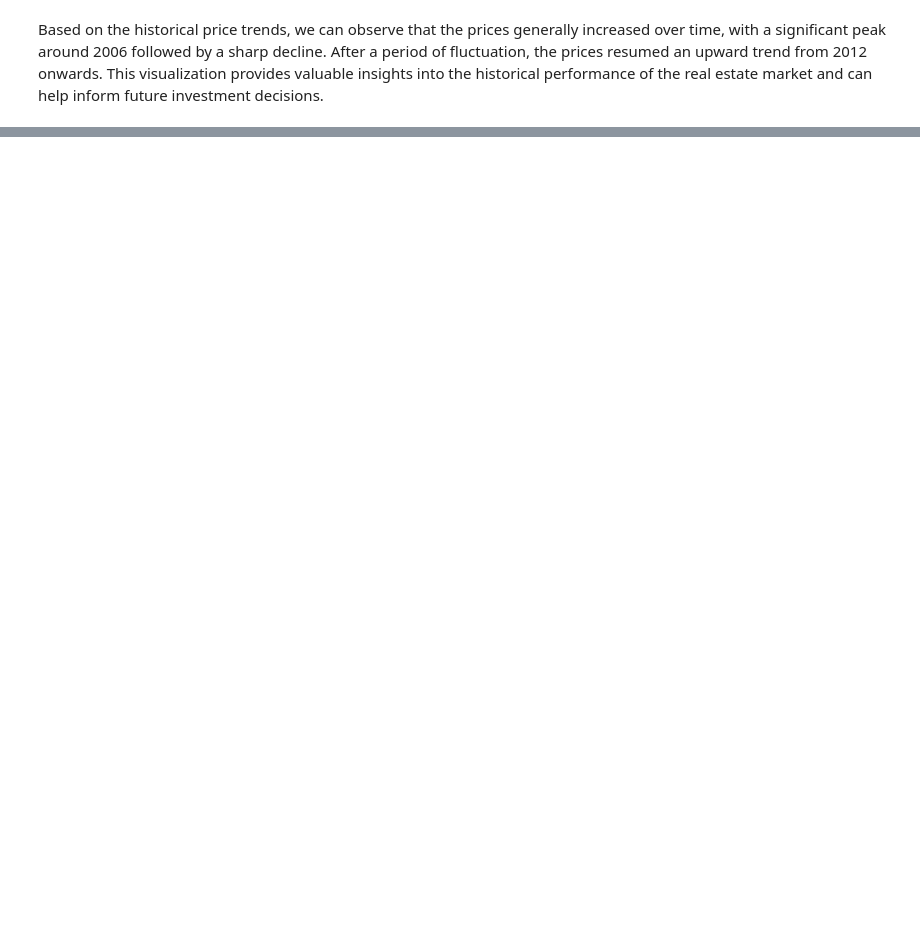
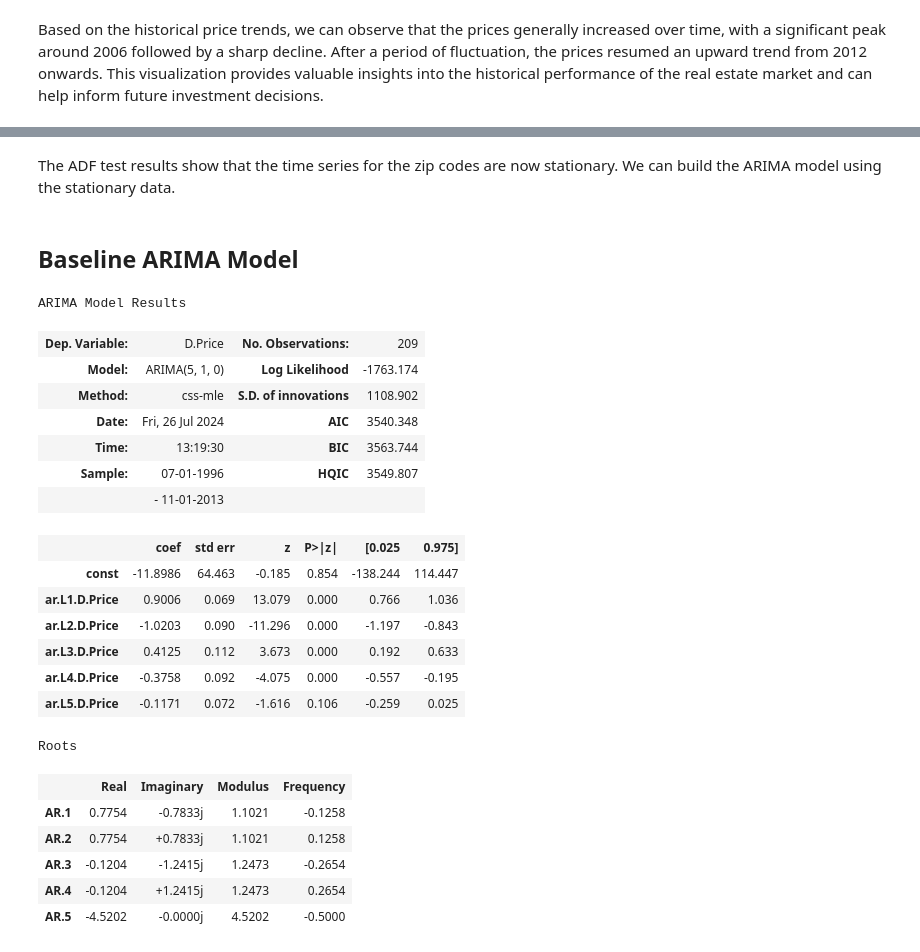
Before and after one commit to mbuvimuia/Time-Series-Analysis-Zillow-Data, a Jupyter notebook: index.ipynb, the cells around one changed output, grey strips where cells are left out. Drawn from its saved outputs; the diff is of its cells as text; code cells hidden in the pictures; blank space fills up the shorter version.

```diff
--- a/index.ipynb
+++ b/index.ipynb
@@ -333,0 +451,8 @@ Based on the historical price trends, we can observe that the prices generally i
+# %%
+# Handle non-stationary time series
+time_series_diff = time_series_data.diff().dropna()
+p_value = adf_test(time_series_diff, title=f'Zip Code {zip_code} (Differenced)')
+if p_value > 0.05:
+    print(f'Time series for Zip Code {zip_code} is not stationary \n')
+else:
+    print(f'Time series for Zip Code {zip_code} is stationary \n')
@@ -333,0 +469,8 @@ Based on the historical price trends, we can observe that the prices generally i
+# %% [markdown]
+The ADF test results show that the time series for the zip codes are now stationary. We can build the ARIMA model using the stationary data.
+# %%
+# Function to train ARIMA model
+def train_arima_model(series, order):
+    model = ARIMA(series, order=order)
+    model_fit = model.fit()
+    return model_fit
@@ -333,0 +483,10 @@ Based on the historical price trends, we can observe that the prices generally i
+# %%
+# Split the data into training and testing sets
+train_size = int(len(time_series_diff) * 0.8)
+train, test = time_series_diff[0:train_size], time_series_diff[train_size:]
+# %% [markdown]
+## Baseline ARIMA Model
+# %%
+# Train the ARIMA model
+order = (5, 1, 0)
+model_fit = train_arima_model(train, order)
@@ -333,0 +499,25 @@ Based on the historical price trends, we can observe that the prices generally i
+# %%
+model_fit.summary()
+# %% [output]
+ARIMA Model Results
+| Dep. Variable: | D.Price | No. Observations: | 209 |
+| Model: | ARIMA(5, 1, 0) | Log Likelihood | -1763.174 |
+| Method: | css-mle | S.D. of innovations | 1108.902 |
+| Date: | Fri, 26 Jul 2024 | AIC | 3540.348 |
+| Time: | 13:19:30 | BIC | 3563.744 |
+| Sample: | 07-01-1996 | HQIC | 3549.807 |
+|  | - 11-01-2013 |  |  |
+|  | coef | std err | z | P>|z| | [0.025 | 0.975] |
+| const | -11.8986 | 64.463 | -0.185 | 0.854 | -138.244 | 114.447 |
+| ar.L1.D.Price | 0.9006 | 0.069 | 13.079 | 0.000 | 0.766 | 1.036 |
+| ar.L2.D.Price | -1.0203 | 0.090 | -11.296 | 0.000 | -1.197 | -0.843 |
+| ar.L3.D.Price | 0.4125 | 0.112 | 3.673 | 0.000 | 0.192 | 0.633 |
+| ar.L4.D.Price | -0.3758 | 0.092 | -4.075 | 0.000 | -0.557 | -0.195 |
+| ar.L5.D.Price | -0.1171 | 0.072 | -1.616 | 0.106 | -0.259 | 0.025 |
+Roots
+|  | Real | Imaginary | Modulus | Frequency |
+| AR.1 | 0.7754 | -0.7833j | 1.1021 | -0.1258 |
+| AR.2 | 0.7754 | +0.7833j | 1.1021 | 0.1258 |
+| AR.3 | -0.1204 | -1.2415j | 1.2473 | -0.2654 |
+| AR.4 | -0.1204 | +1.2415j | 1.2473 | 0.2654 |
+| AR.5 | -4.5202 | -0.0000j | 4.5202 | -0.5000 |
```
Also changed, not shown: parts of 16 cells of this notebook.
